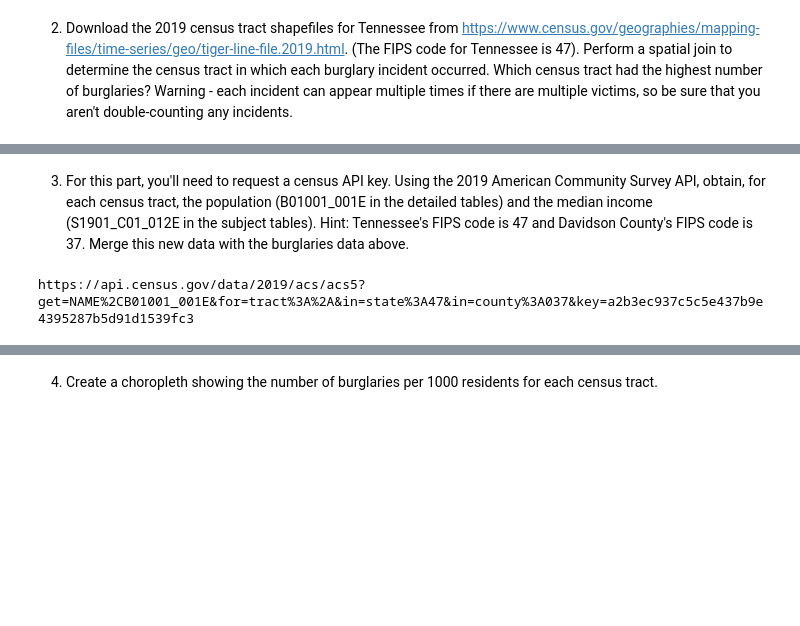
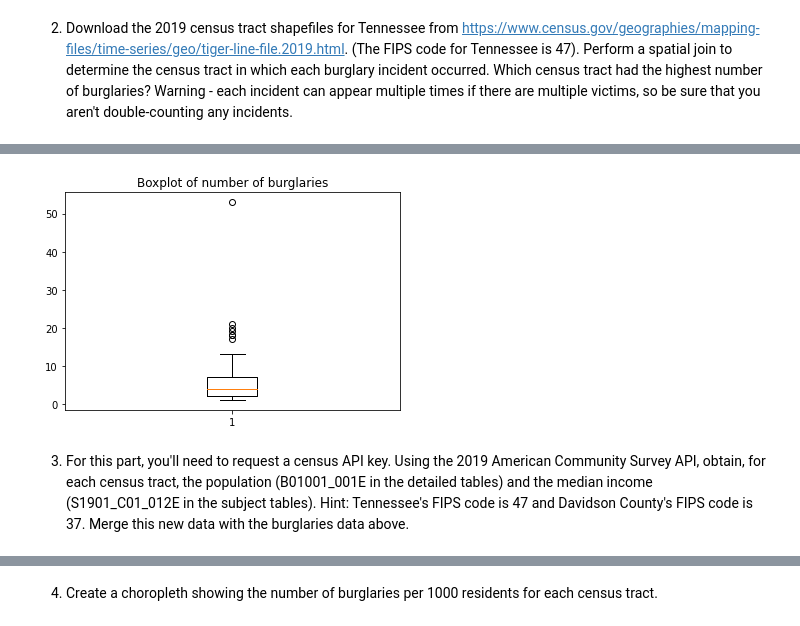
Before and after one commit to nss-data-science-cohort-5/geospatial_api-purple-pumas, a Jupyter notebook: notebooks/geospatial_api-purple-pumas.ipynb, the cells around one changed output, grey strips where cells are left out. Cells and saved outputs as stored; diff of their text form; code cells hidden in the pictures; blank space fills up the shorter version.

```diff
--- a/notebooks/geospatial_api-purple-pumas.ipynb
+++ b/notebooks/geospatial_api-purple-pumas.ipynb
@@ -108,2 +51,7 @@ burg_census['NAMELSAD'].value_counts().index[0]
+# %%
+plt.boxplot(burg_census['NAMELSAD'].value_counts())
+plt.title('Boxplot of number of burglaries');
+# %% [output]
+[figure, added]
 # %% [markdown]
 3. For this part, you'll need to request a census API key. Using the 2019 American Community Survey API, obtain, for each census tract, the population (B01001_001E in the detailed tables) and the median income (S1901_C01_012E in the subject tables). Hint: Tennessee's FIPS code is 47 and Davidson County's FIPS code is 37. Merge this new data with the burglaries data above.
@@ -126,4 +95,0 @@ response = requests.get(endpoint, params = params)
-# %%
-print(response.url)
-# %% [output]
-https://api.census.gov/data/2019/acs/acs5?get=NAME%2CB01001_001E&for=tract%3A%2A&in=state%3A47&in=county%3A037&key=a2b3ec937c5c5e437b9e4395287b5d91d1539fc3
```
Also changed, not shown: parts of 55 cells of this notebook.
